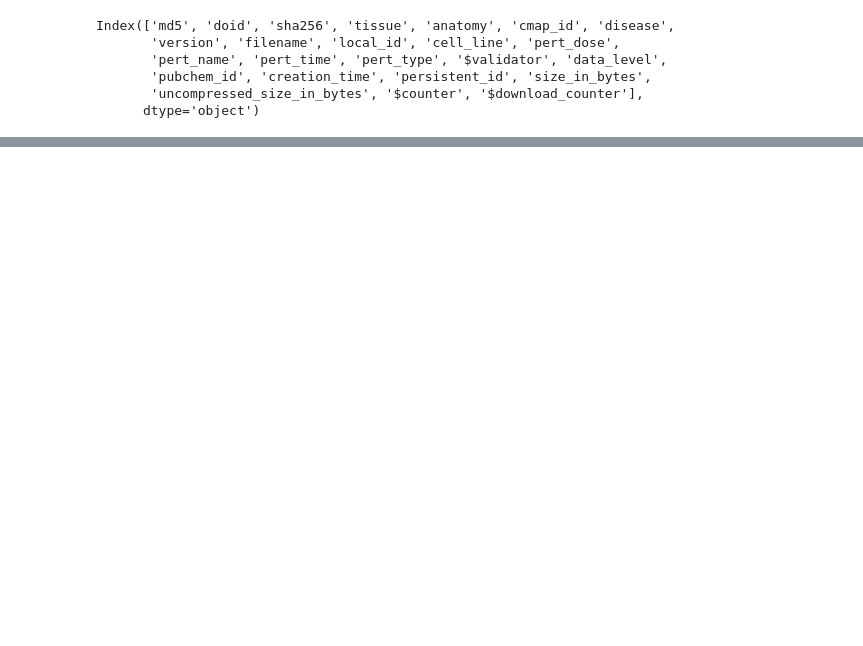
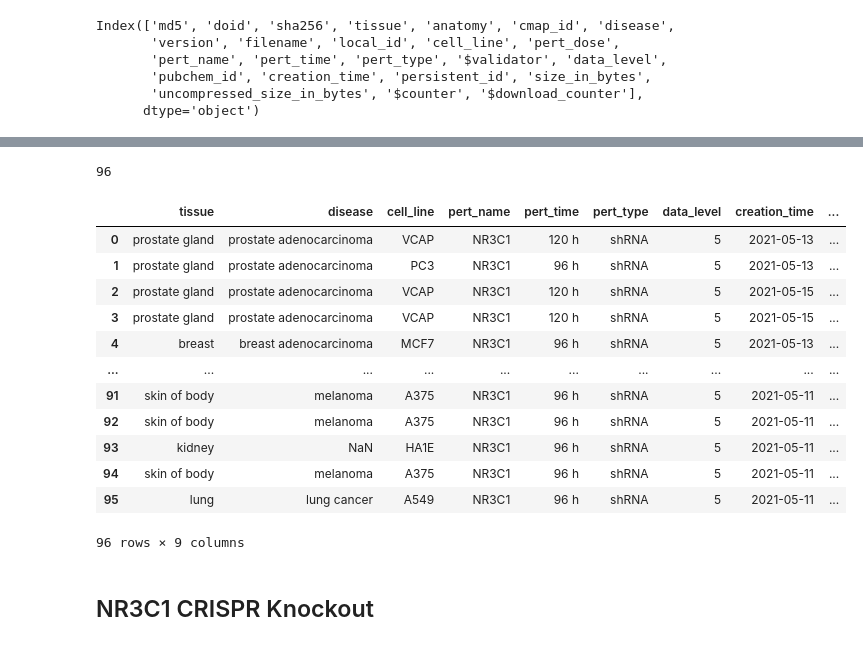
Before and after one commit to MaayanLab/dex-benchmark, a Jupyter notebook: L1000_data/Retrieving_L1000_Dex_GR_Data.ipynb, the cells around one changed output, grey strips where cells are left out. Saved outputs shown, nothing was run; the diff lists cells and outputs as text; code cells hidden in the pictures; blank space fills up the shorter version.

```diff
--- a/L1000_data/Retrieving_L1000_Dex_GR_Data.ipynb
+++ b/L1000_data/Retrieving_L1000_Dex_GR_Data.ipynb
@@ -100,0 +228,13 @@ print(json.dumps(results, indent=2))'''
+# %%
+payload = {
+    "filter": {
+        "where": {
+            "meta": {
+                "fullTextSearch": "shRNA Perturbations 2021"
+            }
+        }
+    }
+}
+
+res = requests.post(metadata_api + "/libraries/find", json=payload)
+res.json()
@@ -100,0 +262,41 @@ print(json.dumps(results, indent=2))'''
+# %%
+libid = chem_pert_dataset["id"]
+payload = {
+    "filter": {
+        "where": {
+            "library": libid,
+            "meta.pert_name": 'NR3C1'
+        }
+    }
+}
+
+res = requests.post(metadata_api + "/signatures/find", json=payload)
+nr3c1_kd = res.json()
+# %%
+len(nr3c1_kd)
+# %% [output]
+96
+# %%
+table = pd.DataFrame([nr3c1_kd[0]['meta']])
+for i in range(1, len(nr3c1_kd)):
+    row = pd.DataFrame([nr3c1_kd[i]['meta']])
+    table = pd.concat([table, row])
+# %%
+nr3c1_kd = table[['tissue','disease','cell_line','pert_name','pert_time','pert_type','data_level','creation_time','persistent_id',]]
+# %%
+nr3c1_kd = nr3c1_kd.reset_index().drop(columns=['index'])
+nr3c1_kd
+# %% [output]
+|  | tissue | disease | cell_line | pert_name | pert_time | pert_type | data_level | creation_time | ... |
+| 0 | prostate gland | prostate adenocarcinoma | VCAP | NR3C1 | 120 h | shRNA | 5 | 2021-05-13 | ... |
+| 1 | prostate gland | prostate adenocarcinoma | PC3 | NR3C1 | 96 h | shRNA | 5 | 2021-05-13 | ... |
+| 2 | prostate gland | prostate adenocarcinoma | VCAP | NR3C1 | 120 h | shRNA | 5 | 2021-05-15 | ... |
+| 3 | prostate gland | prostate adenocarcinoma | VCAP | NR3C1 | 120 h | shRNA | 5 | 2021-05-15 | ... |
+| 4 | breast | breast adenocarcinoma | MCF7 | NR3C1 | 96 h | shRNA | 5 | 2021-05-13 | ... |
+| ... | ... | ... | ... | ... | ... | ... | ... | ... | ... |
+| 91 | skin of body | melanoma | A375 | NR3C1 | 96 h | shRNA | 5 | 2021-05-11 | ... |
+| 92 | skin of body | melanoma | A375 | NR3C1 | 96 h | shRNA | 5 | 2021-05-11 | ... |
+| 93 | kidney | NaN | HA1E | NR3C1 | 96 h | shRNA | 5 | 2021-05-11 | ... |
+| 94 | skin of body | melanoma | A375 | NR3C1 | 96 h | shRNA | 5 | 2021-05-11 | ... |
+| 95 | lung | lung cancer | A549 | NR3C1 | 96 h | shRNA | 5 | 2021-05-11 | ... |
+96 rows × 9 columns
@@ -100,0 +305,2 @@ print(json.dumps(results, indent=2))'''
+# %% [markdown]
+## NR3C1 CRISPR Knockout
```
Also changed, not shown: parts of 29 cells of this notebook, 4 other files.
